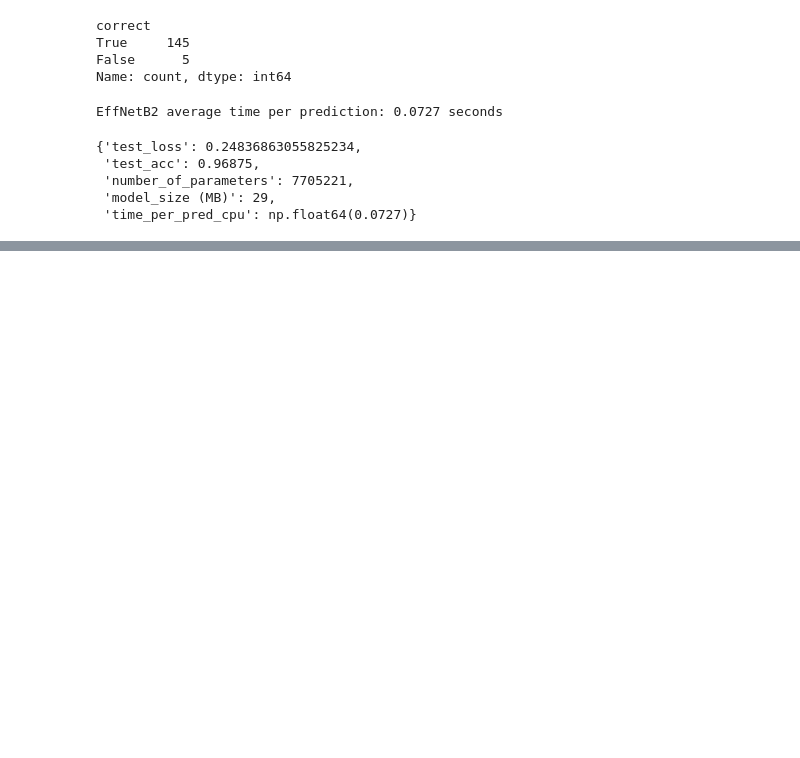
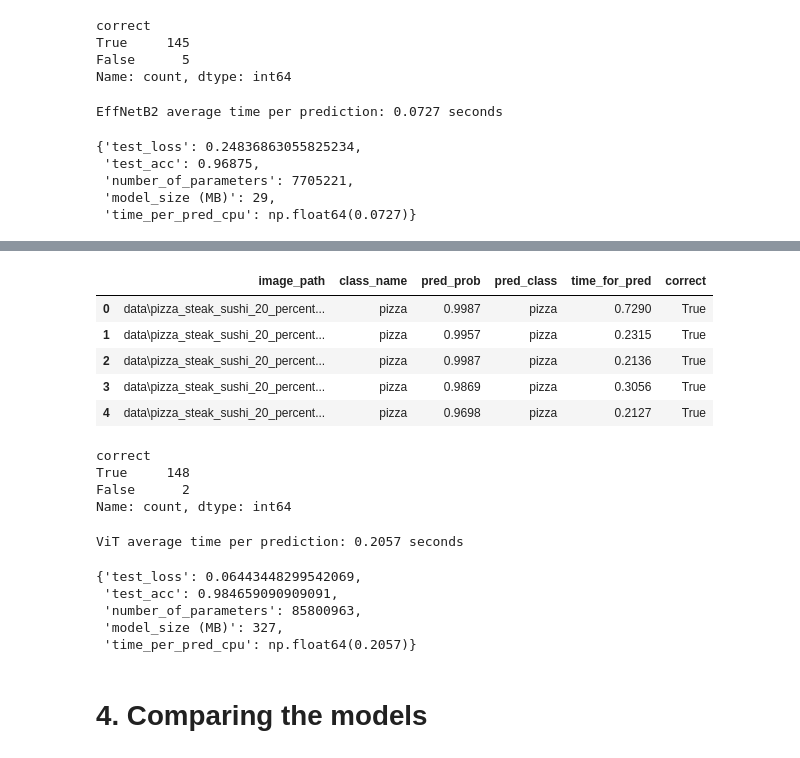
Before and after one commit to cruvss/Deeplearning_X_PyTorch, a Jupyter notebook: 6.Model_Deployment/notebook.ipynb, the cells around one changed output, grey strips where cells are left out. Cells and saved outputs as stored; diff of their text form; code cells hidden in the pictures; blank space fills up the shorter version.

Commit message:
make prediction with vit

```diff
--- a/6.Model_Deployment/notebook.ipynb
+++ b/6.Model_Deployment/notebook.ipynb
@@ -549,0 +552,6 @@ effnetb2_stats
+# %%
+vit_test_pred_dicts = pred_and_store(paths=test_data_paths,
+                                     model=vit,
+                                     transform=vit_transforms,
+                                     class_names=class_names,
+                                     device="cpu")
@@ -549,0 +573,38 @@ effnetb2_stats
+# %%
+# Turn vit_test_pred_dicts into a DataFrame
+import pandas as pd
+vit_test_pred_df = pd.DataFrame(vit_test_pred_dicts)
+vit_test_pred_df.head()
+# %% [output]
+|  | image_path | class_name | pred_prob | pred_class | time_for_pred | correct |
+| 0 | data\pizza_steak_sushi_20_percent... | pizza | 0.9987 | pizza | 0.7290 | True |
+| 1 | data\pizza_steak_sushi_20_percent... | pizza | 0.9957 | pizza | 0.2315 | True |
+| 2 | data\pizza_steak_sushi_20_percent... | pizza | 0.9987 | pizza | 0.2136 | True |
+| 3 | data\pizza_steak_sushi_20_percent... | pizza | 0.9869 | pizza | 0.3056 | True |
+| 4 | data\pizza_steak_sushi_20_percent... | pizza | 0.9698 | pizza | 0.2127 | True |
+# %%
+# Count the number of correct predictions
+vit_test_pred_df.correct.value_counts()
+# %% [output]
+correct
+True     148
+False      2
+Name: count, dtype: int64
+# %%
+# Calculate average time per prediction for ViT model
+vit_average_time_per_pred = round(vit_test_pred_df.time_for_pred.mean(), 4)
+print(f"ViT average time per prediction: {vit_average_time_per_pred} seconds")
+# %% [output]
+ViT average time per prediction: 0.2057 seconds
+# %%
+# Add average prediction time for ViT model on CPU
+vit_stats["time_per_pred_cpu"] = vit_average_time_per_pred
+vit_stats
+# %% [output]
+{'test_loss': 0.06443448299542069,
+ 'test_acc': 0.984659090909091,
+ 'number_of_parameters': 85800963,
+ 'model_size (MB)': 327,
+ 'time_per_pred_cpu': np.float64(0.2057)}
+# %% [markdown]
+# 4. Comparing the models
```
Also changed, not shown: parts of 2 cells of this notebook.
